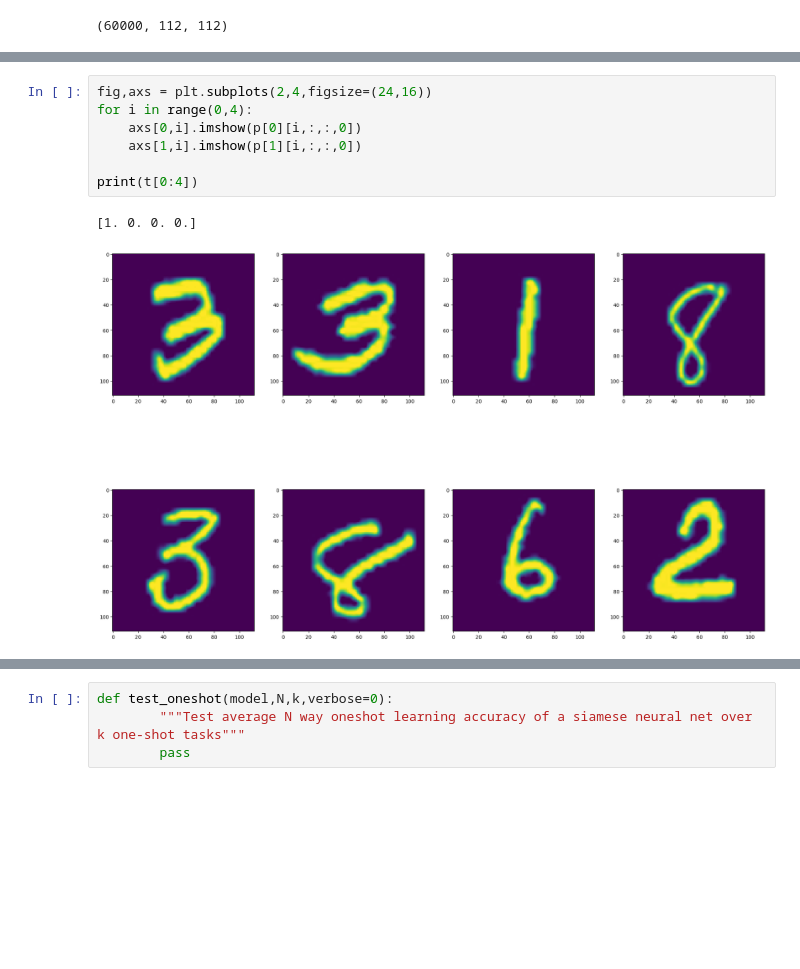
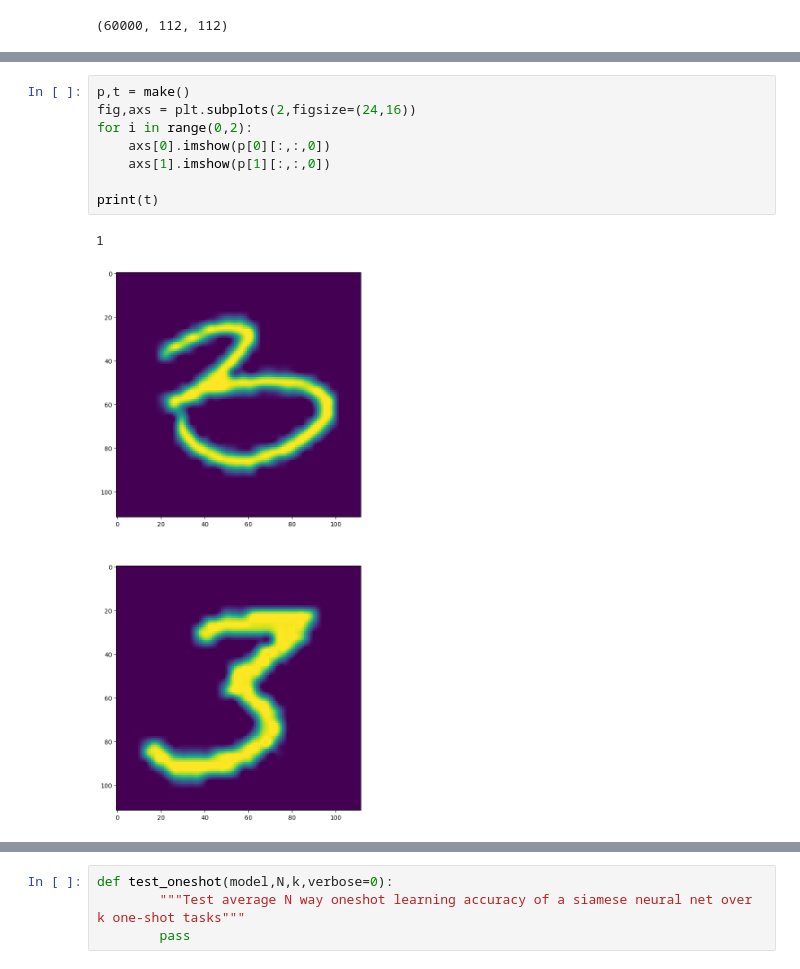
Before and after one commit to pxndey/dl-projects-2, a Jupyter notebook: siamese-mnist/mnist-siam.ipynb, the cells around one changed output, grey strips where cells are left out. Cells and saved outputs as stored; diff of their text form; blank space fills up the shorter version.

```diff
--- a/siamese-mnist/mnist-siam.ipynb
+++ b/siamese-mnist/mnist-siam.ipynb
@@ -248,10 +248,11 @@ array([1., 0., 0., 0., 0., 0., 0., 0.])
 # %%
-fig,axs = plt.subplots(2,4,figsize=(24,16))
-for i in range(0,4):
-    axs[0,i].imshow(p[0][i,:,:,0])
-    axs[1,i].imshow(p[1][i,:,:,0])
+p,t = make()
+fig,axs = plt.subplots(2,figsize=(24,16))
+for i in range(0,2):
+    axs[0].imshow(p[0][:,:,0])
+    axs[1].imshow(p[1][:,:,0])
 
-print(t[0:4])
+print(t)
 # %% [output]
-[1. 0. 0. 0.]
+1
-[figure, old version]
+[figure, new version]
```
Also changed, not shown: parts of 14 cells of this notebook, 1 other file.
